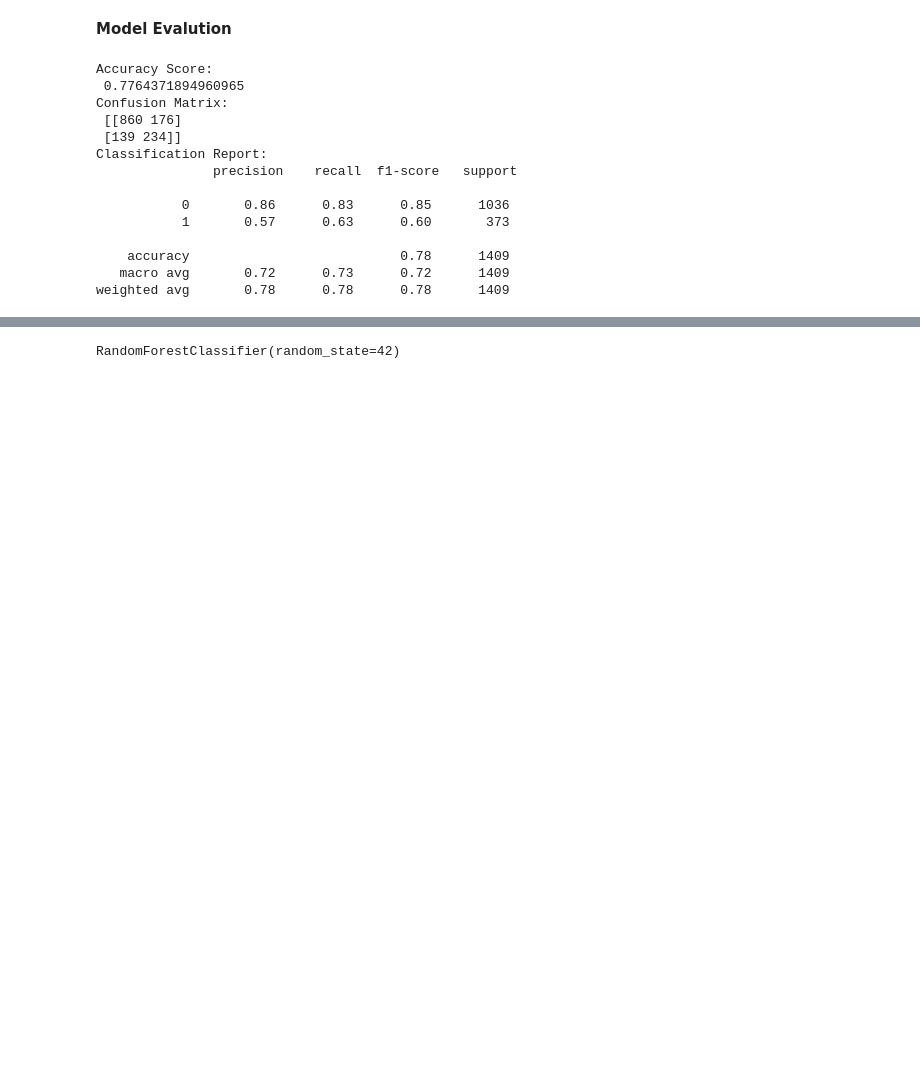
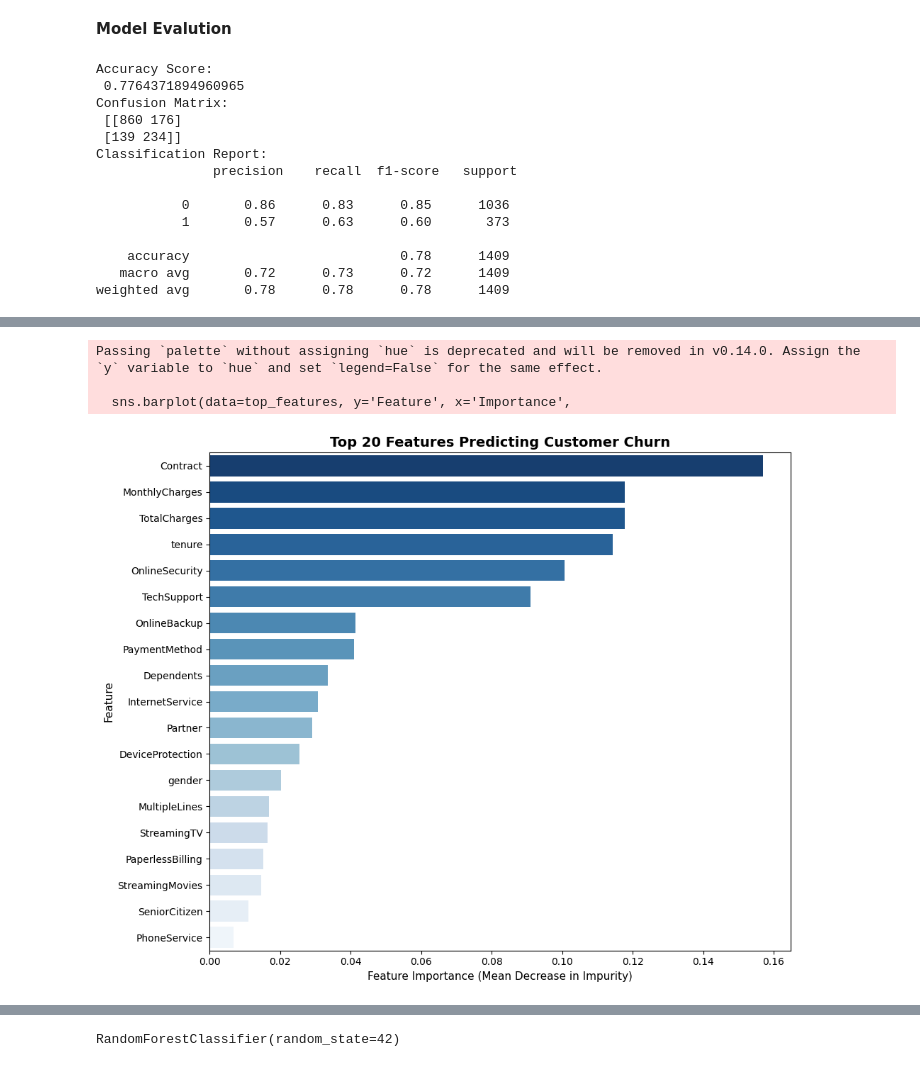
Before and after one commit to TamahiAlmutassim/Python-Projects, a Jupyter notebook: Customer churn prediction/Customer_churn_prediction.ipynb, the cells around one changed output, grey strips where cells are left out. Cells and saved outputs as stored; diff of their text form; code cells hidden in the pictures; blank space fills up the shorter version.

Commit message:
Added a new project and some plots for the curn analysis

```diff
--- a/Customer churn prediction/Customer_churn_prediction.ipynb
+++ b/Customer churn prediction/Customer_churn_prediction.ipynb
@@ -492,0 +495,21 @@ weighted avg       0.78      0.78      0.78      1409
+# %%
+import numpy as np
+
+# Get the best Random Forest model
+best_rf = Training_models["Random Forest"]
+
+# Extract feature importances
+feature_importances = best_rf.feature_importances_
+
+# Get feature names (from your preprocessed data a_test)
+feature_names = a_test.columns.tolist()
+
+# Create a dataframe for better visualization
+importance_df = pd.DataFrame({
+    'Feature': feature_names,
+    'Importance': feature_importances
+}).sort_values('Importance', ascending=False)
+
+print("Top 15 Features Most Likely to Predict Churn:\n")
+print(importance_df.head(15).to_string(index=False))
+print("\n" + "="*60)
@@ -492,0 +537,20 @@ weighted avg       0.78      0.78      0.78      1409
+# %%
+# Visualization: Top 20 Features
+fig, ax = plt.subplots(figsize=(10, 8))
+
+top_n = 20
+top_features = importance_df.head(top_n)
+
+sns.barplot(data=top_features, y='Feature', x='Importance',
+            palette='Blues_r', ax=ax)
+ax.set_title(f'Top {top_n} Features Predicting Customer Churn',
+             fontsize=14, fontweight='bold')
+ax.set_xlabel('Feature Importance (Mean Decrease in Impurity)', fontsize=11)
+ax.set_ylabel('Feature', fontsize=11)
+plt.tight_layout()
+plt.show()
+# %% [output]
+Passing `palette` without assigning `hue` is deprecated and will be removed in v0.14.0. Assign the `y` variable to `hue` and set `legend=False` for the same effect.
+
+  sns.barplot(data=top_features, y='Feature', x='Importance',
+[figure, added]
```
Also changed, not shown: parts of 4 cells of this notebook, 6 other files.
